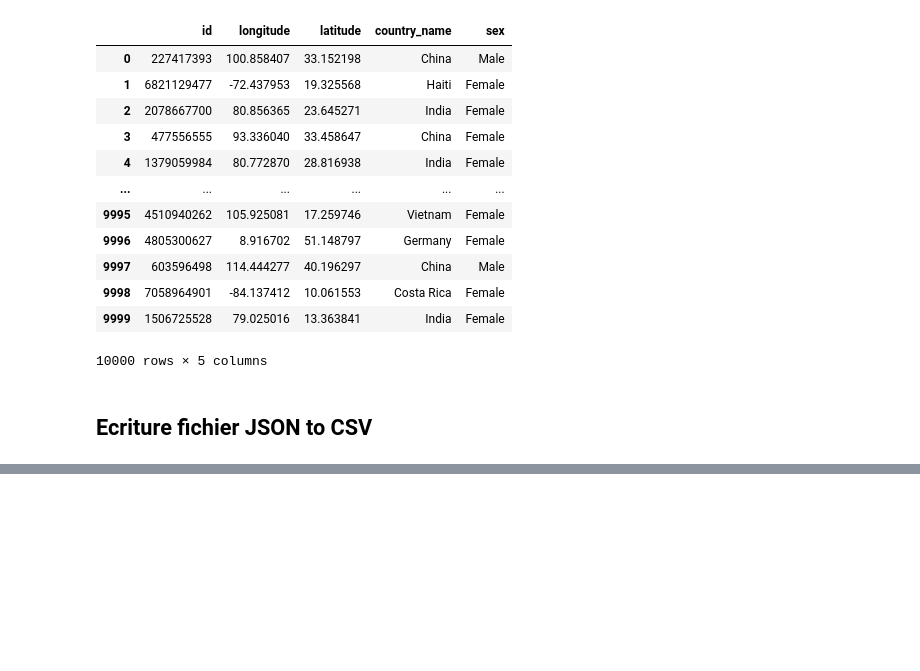
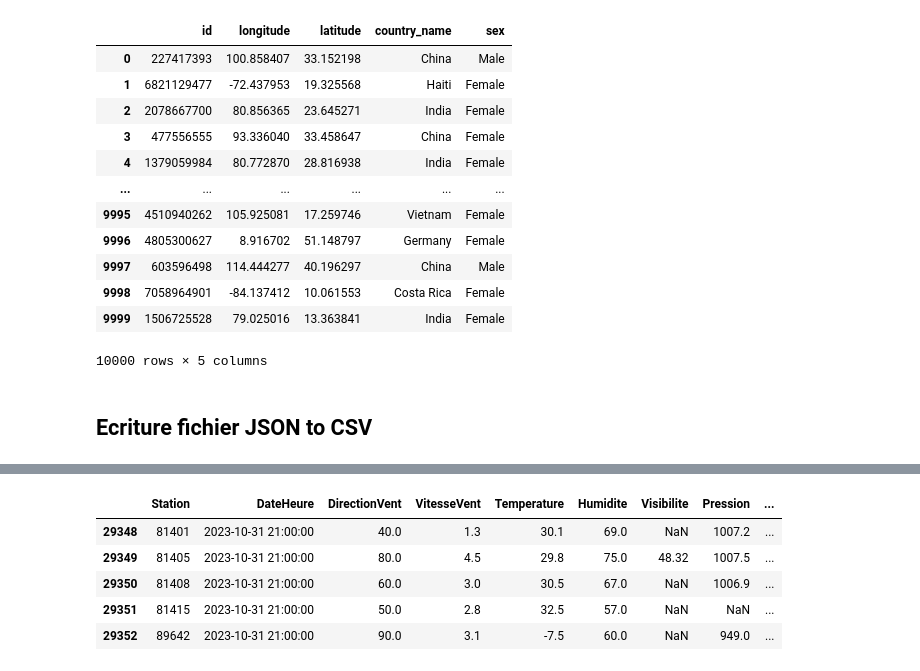
Before and after one commit to rbizoi/IntelligenceEnDonneesDeSante, a Jupyter notebook: FormationDataFrame/01-LectureDataFrame.ipynb, the cells around one changed output, grey strips where cells are left out. Cells and saved outputs as stored; diff of their text form; code cells hidden in the pictures; blank space fills up the shorter version.

```diff
--- a/FormationDataFrame/01-LectureDataFrame.ipynb
+++ b/FormationDataFrame/01-LectureDataFrame.ipynb
@@ -123,0 +181,9 @@ varA.to_csv("donnees/sauvegarde_agents.csv",index=False)
+# %%
+meteo.tail()
+# %% [output]
+|  | Station | DateHeure | DirectionVent | VitesseVent | Temperature | Humidite | Visibilite | Pression | ... |
+| 29348 | 81401 | 2023-10-31 21:00:00 | 40.0 | 1.3 | 30.1 | 69.0 | NaN | 1007.2 | ... |
+| 29349 | 81405 | 2023-10-31 21:00:00 | 80.0 | 4.5 | 29.8 | 75.0 | 48.32 | 1007.5 | ... |
+| 29350 | 81408 | 2023-10-31 21:00:00 | 60.0 | 3.0 | 30.5 | 67.0 | NaN | 1006.9 | ... |
+| 29351 | 81415 | 2023-10-31 21:00:00 | 50.0 | 2.8 | 32.5 | 57.0 | NaN | NaN | ... |
+| 29352 | 89642 | 2023-10-31 21:00:00 | 90.0 | 3.1 | -7.5 | 60.0 | NaN | 949.0 | ... |
```
Also changed, not shown: parts of 9 cells of this notebook.
